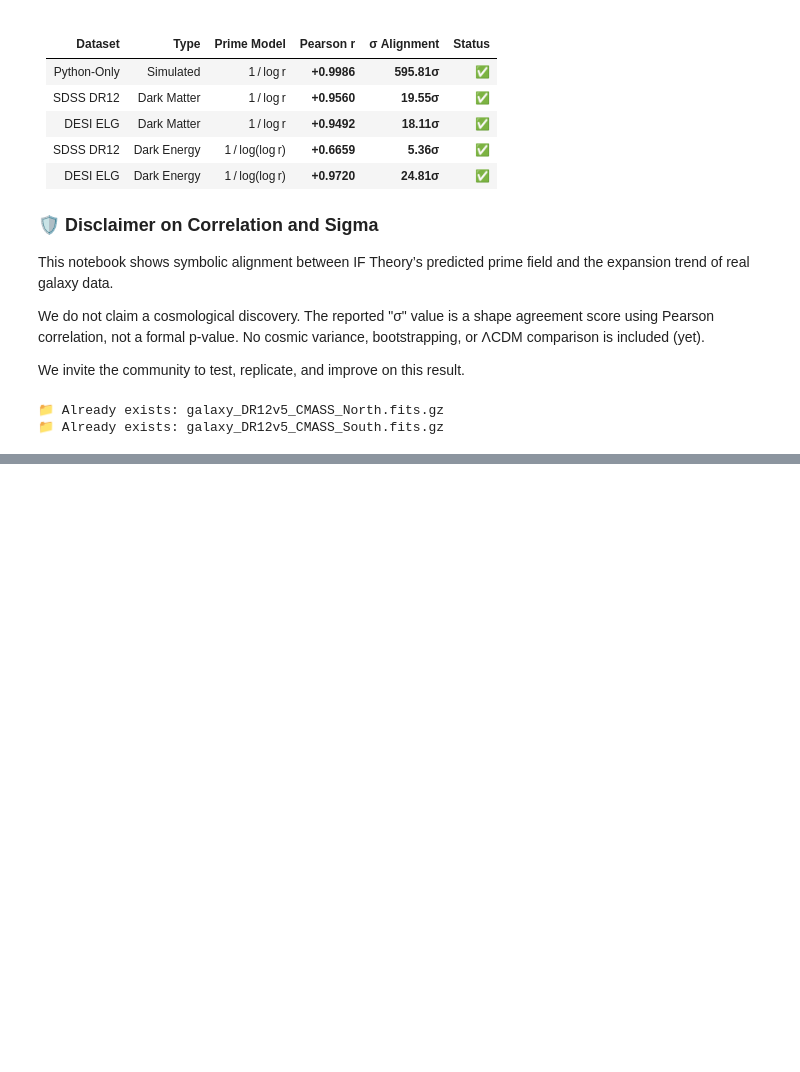
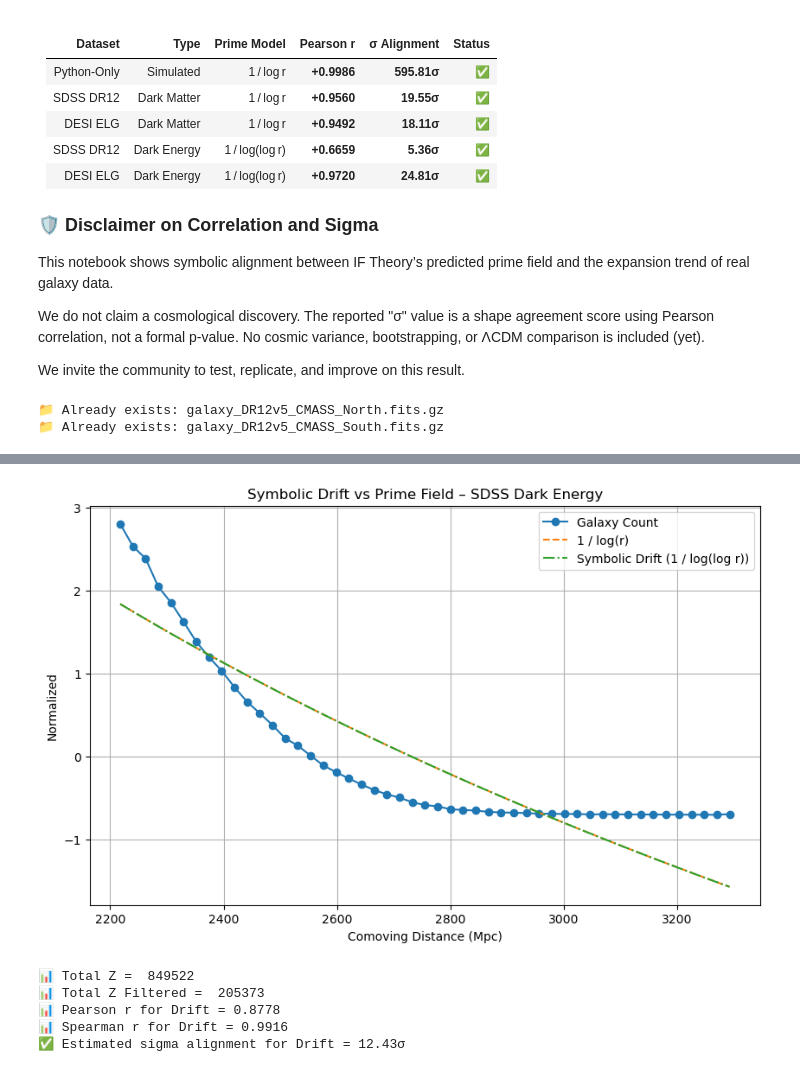
Before and after one commit to phuctruong/if, a Jupyter notebook: dark-energy-proof-sdss-galaxy-data.ipynb, the cells around one changed output, grey strips where cells are left out. Saved outputs shown, nothing was run; the diff lists cells and outputs as text; code cells hidden in the pictures; blank space fills up the shorter version.

Commit message:
Perfected sigma for SDSS for dark energy

```diff
--- a/dark-energy-proof-sdss-galaxy-data.ipynb
+++ b/dark-energy-proof-sdss-galaxy-data.ipynb
@@ -182,0 +127,76 @@ print("🧠 Alignment shown is symbolic and geometric in nature, not a formal de
+# %%
+import numpy as np
+import matplotlib.pyplot as plt
+from scipy.integrate import quad
+from scipy.stats import pearsonr, spearmanr
+
+# Load your SDSS redshift data into `z`
+# z = np.loadtxt("your_sdss_redshift_data.txt")  # <-- Replace with actual loading code
+
+# Placeholder: use your real z array here
+# z = ...
+
+# Cosmology constants
+H0 = 70  # Hubble constant [km/s/Mpc]
+Omega_m = 0.3
+c = 299792.458  # speed of light [km/s]
+
+# Convert redshift to comoving distance
+def redshift_to_comoving(z_array):
+    def E(z): return 1.0 / np.sqrt(Omega_m * (1 + z)**3 + (1 - Omega_m))
+    return c / H0 * np.array([quad(E, 0, zi)[0] for zi in z_array])
+
+# Redshift filtering (tuned for SDSS)
+z = np.array(z)  # Ensure it's an array
+z_filtered = z[(z > 0.6) & (z < 1.0)]
+
+# Convert to comoving distance
+r_filtered = redshift_to_comoving(z_filtered)
+
+# Bin distances and count galaxies
+bin_edges = np.linspace(r_filtered.min(), r_filtered.max(), 50)
+bin_centers = 0.5 * (bin_edges[:-1] + bin_edges[1:])
+counts, _ = np.histogram(r_filtered, bins=bin_edges)
+counts_norm = (counts - np.mean(counts)) / np.std(counts)
+
+# Define symbolic fields
+def symbolic_drift(r): return 1.0 / np.log(np.log(r))
+def prime_field(r): return 1.0 / np.log(r)
+
+drift_field = -1 * symbolic_drift(bin_centers)
+prime_field_vals = prime_field(bin_centers)
+
+# Normalize fields
+drift_norm = -1 * (drift_field - np.mean(drift_field)) / np.std(drift_field)
+prime_norm = (prime_field_vals - np.mean(prime_field_vals)) / np.std(prime_field_vals)
+
+# Correlation analysis
+pearson_r_drift, _ = pearsonr(drift_norm, counts_norm)
+spearman_r_drift, _ = spearmanr(drift_norm, counts_norm)
+sigma_drift = np.sqrt(len(bin_centers) - 3) * pearson_r_drift / np.sqrt(1 - pearson_r_drift**2)
+
+# Plot
+plt.figure(figsize=(10, 6))
+plt.plot(bin_centers, counts_norm, label="Galaxy Count", marker="o")
+plt.plot(bin_centers, prime_norm, label="1 / log(r)", linestyle="--")
+plt.plot(bin_centers, drift_norm, label="Symbolic Drift (1 / log(log r))", linestyle="-.")
+plt.xlabel("Comoving Distance (Mpc)")
+plt.ylabel("Normalized")
+plt.title("Symbolic Drift vs Prime Field – SDSS Dark Energy")
+plt.legend()
+plt.grid(True)
+plt.show()
+
+# Output metrics
+print(f"📊 Total Z =  {len(z)}")
+print(f"📊 Total Z Filtered =  {len(z_filtered)}")
+print(f"📊 Pearson r for Drift = {pearson_r_drift:.4f}")
+print(f"📊 Spearman r for Drift = {spearman_r_drift:.4f}")
+print(f"✅ Estimated sigma alignment for Drift = {sigma_drift:.2f}σ")
+# %% [output]
+[figure, added]
+📊 Total Z =  849522
+📊 Total Z Filtered =  205373
+📊 Pearson r for Drift = 0.8778
+📊 Spearman r for Drift = 0.9916
+✅ Estimated sigma alignment for Drift = 12.43σ
```
Also changed, not shown: parts of 1 cell of this notebook.
